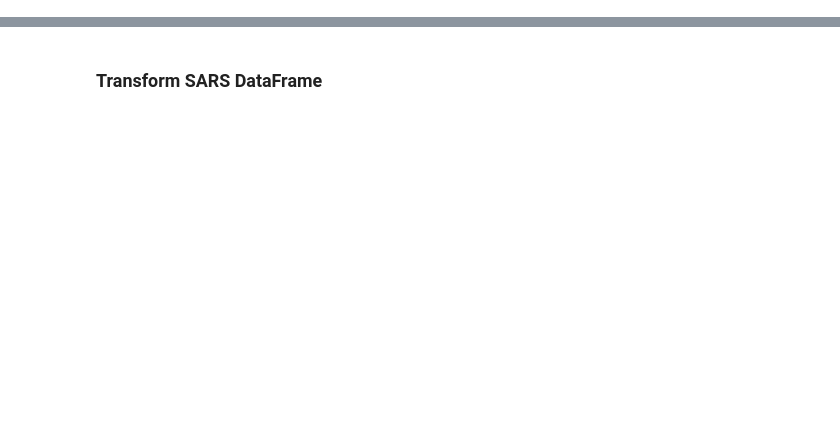
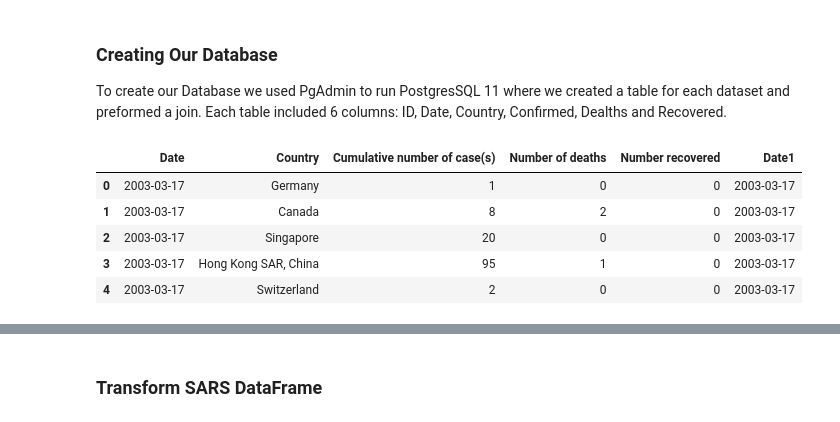
Before and after one commit to anikajohnson/respiratory_outbreak_etl, a Jupyter notebook: respiratory_outbreaks.ipynb, the cells around one changed output, grey strips where cells are left out. Drawn from its saved outputs; the diff is of its cells as text; code cells hidden in the pictures; blank space fills up the shorter version.

```diff
--- a/respiratory_outbreaks.ipynb
+++ b/respiratory_outbreaks.ipynb
@@ -9,0 +21,18 @@ sars_df.head()
+# %% [markdown]
+### Creating Our Database
+To create our Database we used PgAdmin to run PostgresSQL 11 where we created a table for each dataset and preformed a join. Each table included 6 columns: ID, Date, Country, Confirmed, Dealths and Recovered.
+# %%
+#Load SARS CSV and Convert to DataFrame
+sars_file = "./data sources/sars_2003_complete_dataset_clean.csv"
+
+# Use Pandas to read corona data, remove timestamp
+sars_df = pd.read_csv(sars_file, parse_dates=[0])
+sars_df['Date1'] = sars_df['Date'].dt.date
+sars_df.head()
+# %% [output]
+|  | Date | Country | Cumulative number of case(s) | Number of deaths | Number recovered | Date1 |
+| 0 | 2003-03-17 | Germany | 1 | 0 | 0 | 2003-03-17 |
+| 1 | 2003-03-17 | Canada | 8 | 2 | 0 | 2003-03-17 |
+| 2 | 2003-03-17 | Singapore | 20 | 0 | 0 | 2003-03-17 |
+| 3 | 2003-03-17 | Hong Kong SAR, China | 95 | 1 | 0 | 2003-03-17 |
+| 4 | 2003-03-17 | Switzerland | 2 | 0 | 0 | 2003-03-17 |
```
Also changed, not shown: parts of 15 cells of this notebook, 1 other file.
